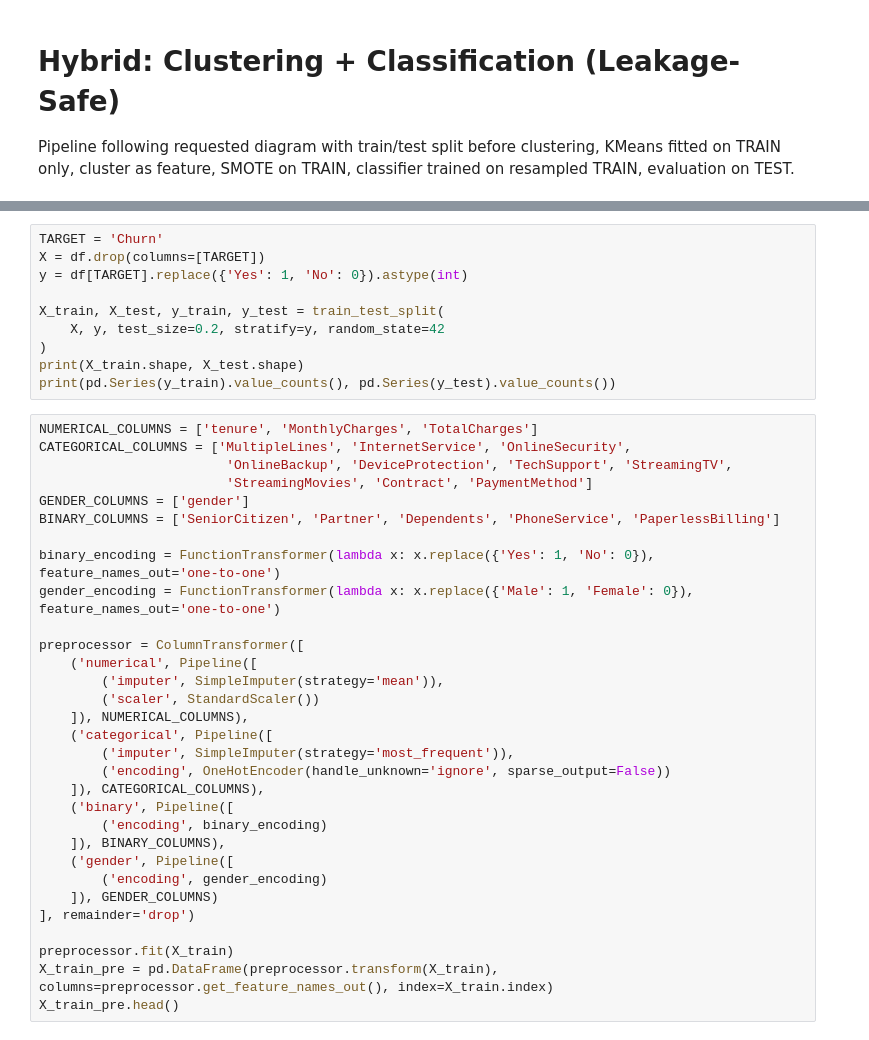
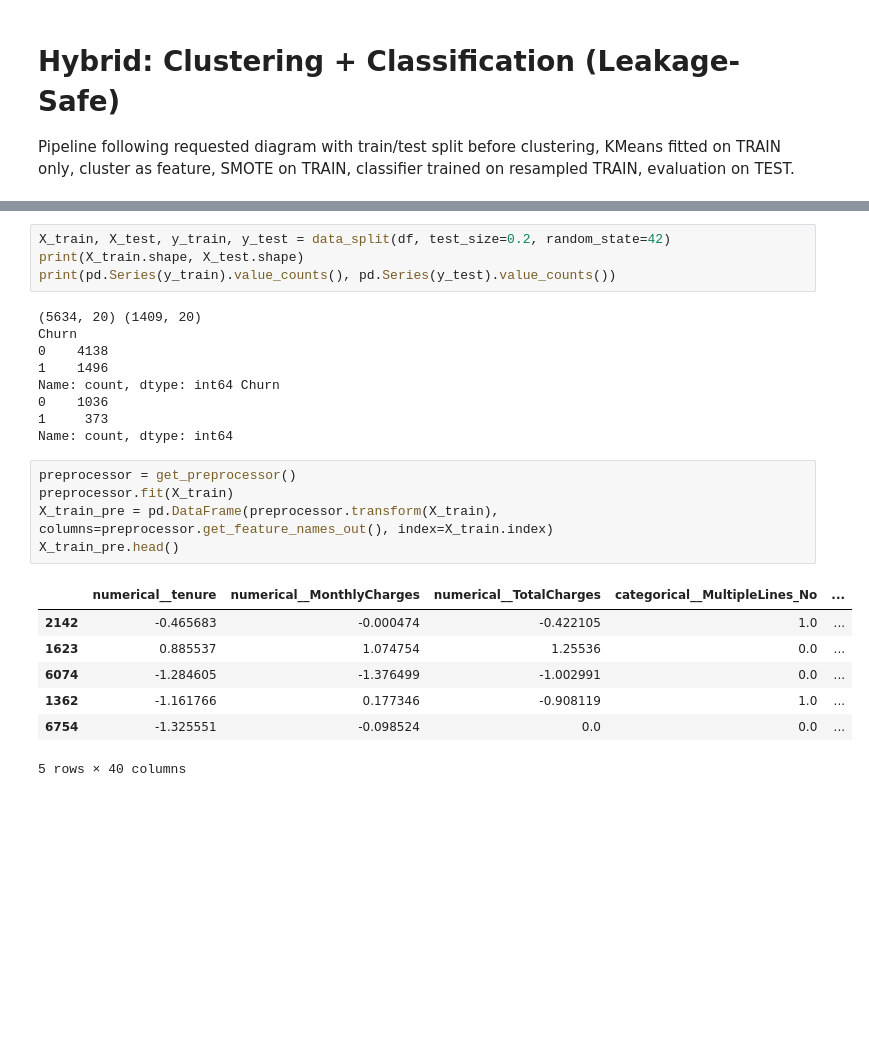
Before and after one commit to reda-guemry/telco-customer-segmentation-churn, a Jupyter notebook: notebooks/05_classification_clustering.ipynb, the cells around one changed output, grey strips where cells are left out. Cells and saved outputs as stored; diff of their text form; blank space fills up the shorter version.

```diff
--- a/notebooks/05_classification_clustering.ipynb
+++ b/notebooks/05_classification_clustering.ipynb
@@ -33,44 +48,29 @@ df.head()
 # %%
-TARGET = 'Churn'
-X = df.drop(columns=[TARGET])
-y = df[TARGET].replace({'Yes': 1, 'No': 0}).astype(int)
-
-X_train, X_test, y_train, y_test = train_test_split(
-    X, y, test_size=0.2, stratify=y, random_state=42
-)
+X_train, X_test, y_train, y_test = data_split(df, test_size=0.2, random_state=42)
 print(X_train.shape, X_test.shape)
 print(pd.Series(y_train).value_counts(), pd.Series(y_test).value_counts())
+# %% [output]
+(5634, 20) (1409, 20)
+Churn
+0    4138
+1    1496
+Name: count, dtype: int64 Churn
+0    1036
+1     373
+Name: count, dtype: int64
 # %%
-NUMERICAL_COLUMNS = ['tenure', 'MonthlyCharges', 'TotalCharges']
-CATEGORICAL_COLUMNS = ['MultipleLines', 'InternetService', 'OnlineSecurity',
-                        'OnlineBackup', 'DeviceProtection', 'TechSupport', 'StreamingTV',
-                        'StreamingMovies', 'Contract', 'PaymentMethod']
-GENDER_COLUMNS = ['gender']
-BINARY_COLUMNS = ['SeniorCitizen', 'Partner', 'Dependents', 'PhoneService', 'PaperlessBilling']
-
-binary_encoding = FunctionTransformer(lambda x: x.replace({'Yes': 1, 'No': 0}), feature_names_out='one-to-one')
-gender_encoding = FunctionTransformer(lambda x: x.replace({'Male': 1, 'Female': 0}), feature_names_out='one-to-one')
-
-preprocessor = ColumnTransformer([
-    ('numerical', Pipeline([
-        ('imputer', SimpleImputer(strategy='mean')),
-        ('scaler', StandardScaler())
-    ]), NUMERICAL_COLUMNS),
-    ('categorical', Pipeline([
-        ('imputer', SimpleImputer(strategy='most_frequent')),
-        ('encoding', OneHotEncoder(handle_unknown='ignore', sparse_output=False))
-    ]), CATEGORICAL_COLUMNS),
-    ('binary', Pipeline([
-        ('encoding', binary_encoding)
-    ]), BINARY_COLUMNS),
-    ('gender', Pipeline([
-        ('encoding', gender_encoding)
-    ]), GENDER_COLUMNS)
-], remainder='drop')
-
+preprocessor = get_preprocessor()
 preprocessor.fit(X_train)
 X_train_pre = pd.DataFrame(preprocessor.transform(X_train), columns=preprocessor.get_feature_names_out(), index=X_train.index)
 X_train_pre.head()
+# %% [output]
+|  | numerical__tenure | numerical__MonthlyCharges | numerical__TotalCharges | categorical__MultipleLines_No | ... |
+| 2142 | -0.465683 | -0.000474 | -0.422105 | 1.0 | ... |
+| 1623 | 0.885537 | 1.074754 | 1.25536 | 0.0 | ... |
+| 6074 | -1.284605 | -1.376499 | -1.002991 | 0.0 | ... |
+| 1362 | -1.161766 | 0.177346 | -0.908119 | 1.0 | ... |
+| 6754 | -1.325551 | -0.098524 | 0.0 | 0.0 | ... |
+5 rows × 40 columns
 # %%
 from sklearn.metrics import silhouette_score
 k_range = range(2, 6)
```
Also changed, not shown: parts of 8 cells of this notebook, 8 other files.
